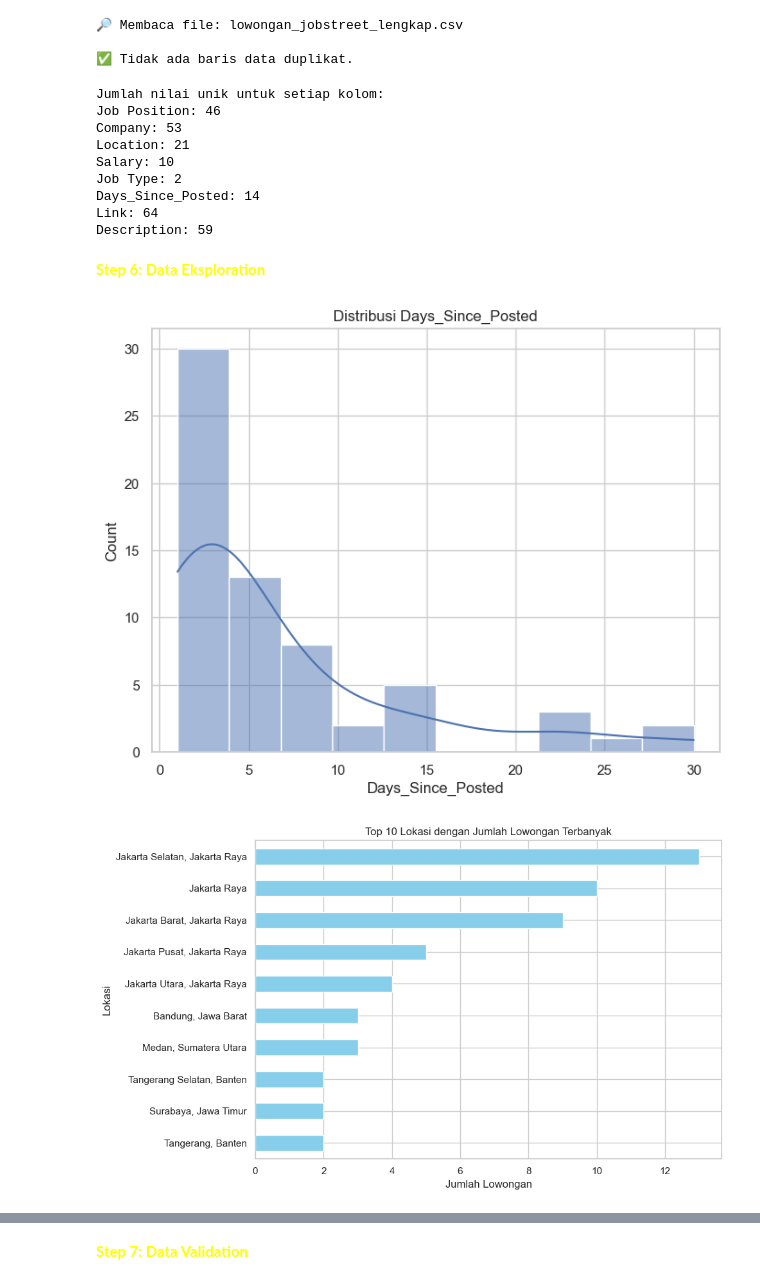
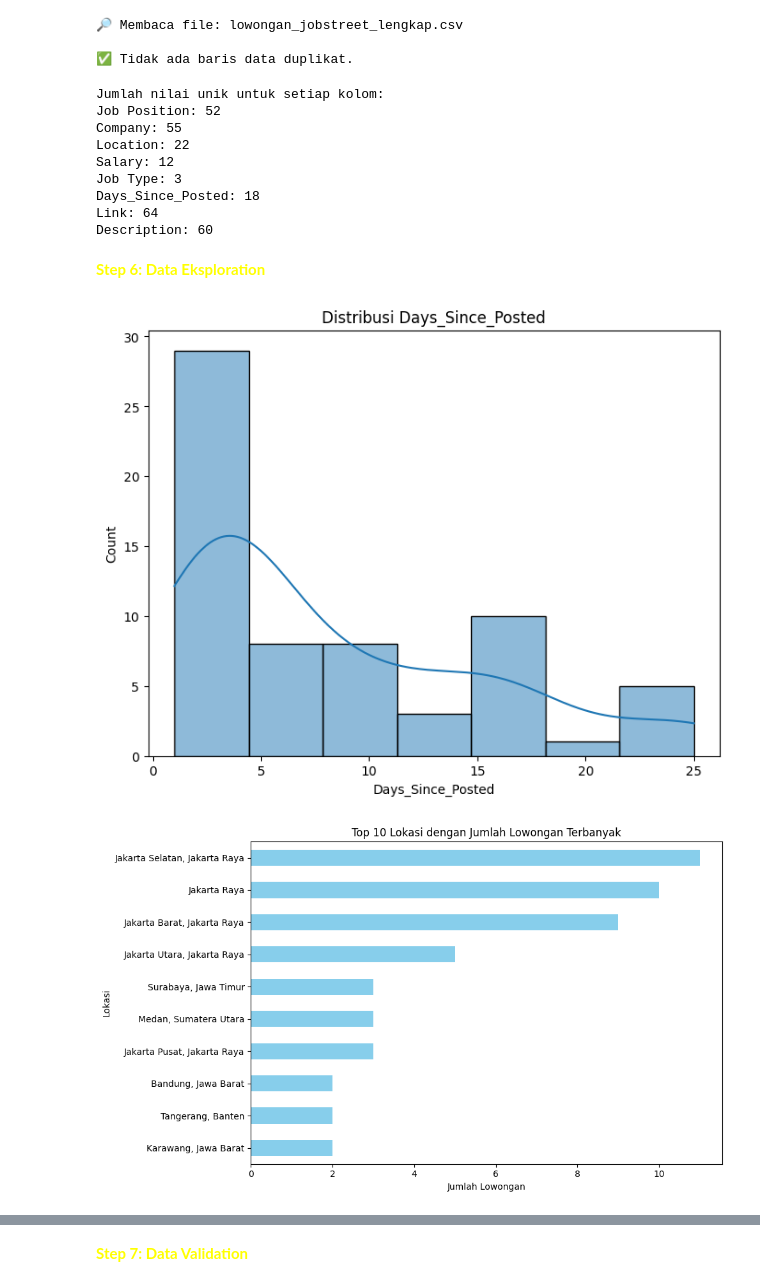
Before and after one commit to ilhamsaang/Tugas-Project-Data-Engineering, a Jupyter notebook: Tugas Data DBimbing_Ilham.ipynb, the cells around one changed output, grey strips where cells are left out. Cells and saved outputs as stored; diff of their text form; code cells hidden in the pictures.

Commit message:
Add Data Cleansing, Data Validation, and Data Annotation

```diff
--- a/Tugas Data DBimbing_Ilham.ipynb
+++ b/Tugas Data DBimbing_Ilham.ipynb
@@ -296,3 +351,25 @@ Beberapa baris pertama data:
 4  Posisi: Data Analyst – TikTok Shop\nLokasi: Ja...
 # %% [markdown]
 **<Span style="Color: Yellow">Step 5: Data Cleansing</Span>**
+# %%
+df['Salary'] = df['Salary'].fillna('Not Disclosed')
+
+# Pilih hanya kolom numerik untuk analisis outlier
+numerical_features = df.select_dtypes(include=['int64', 'float64']).columns
+
+# Cek nilai hilang yang sesungguhnya (bukan string 'Not Disclosed')
+missing_values = df.isnull().sum()
+
+print("\nJumlah Nilai Hilang Setiap Kolom (kecuali nilai string seperti 'Not Disclosed'):")
+print(missing_values)
+
+# Visualisasi boxplot jika ada fitur numerik
+if len(numerical_features) == 0:
+    print("\nTidak ada kolom numerik untuk dianalisis outlier.")
+else:
+    for feature in numerical_features:
+        plt.figure(figsize=(8, 6))
+        sns.boxplot(x=df[feature])
+        plt.title(f"Deteksi Outlier pada {feature}")
+        plt.tight_layout()
+        plt.show()
@@ -321,14 +448,14 @@ def find_highest_numbered_filename(base_name, ext=".csv"):
 target_file = find_highest_numbered_filename("lowongan_jobstreet_lengkap")
 print(f"🔎 Membaca file: {target_file}")
 
-data = pd.read_csv(target_file)
+df = pd.read_csv(target_file, engine='python')
 
 # ================== Cek dan Hapus Duplikat ===================
-duplicate_rows = data.duplicated().sum()
+duplicate_rows = df.duplicated().sum()
 
 if duplicate_rows > 0:
-    data = data.drop_duplicates()
-    data.to_csv(target_file, index=False, encoding='utf-8-sig')
+    df = df.drop_duplicates()
+    df.to_csv(target_file, index=False, encoding='utf-8-sig')
     print(f"✅ {duplicate_rows} baris duplikat dihapus dan file disimpan kembali ke '{target_file}'")
 else:
     print("\n✅ Tidak ada baris data duplikat.")
@@ -339,30 +466,30 @@ else:
 # %%
 # Menampilkan jumlah nilai unik untuk setiap kolom (untuk memahami kategori)
 print("\nJumlah nilai unik untuk setiap kolom:")
-for column in data.columns:
-  print(f"{column}: {data[column].nunique()}")
+for column in df.columns:
+  print(f"{column}: {df[column].nunique()}")
 # %% [output]
 Jumlah nilai unik untuk setiap kolom:
-Job Position: 46
-Company: 53
-Location: 21
-Salary: 10
-Job Type: 2
-Days_Since_Posted: 14
+Job Position: 52
+Company: 55
+Location: 22
+Salary: 12
+Job Type: 3
+Days_Since_Posted: 18
 Link: 64
-Description: 59
+Description: 60
 # %% [markdown]
 **<Span style="Color: Yellow">Step 6: Data Eksploration</Span>**
 # %%
 # Analisis Distribusi Data Numerik
-numerical_features = data.select_dtypes(include=['number']).columns
+numerical_features = df.select_dtypes(include=['number']).columns
 for feature in numerical_features:
     plt.figure(figsize=(8, 6))
-sns.histplot(data[feature], kde=True)
+sns.histplot(df[feature], kde=True)
 plt.title(f"Distribusi {feature}")
 plt.show()
 # %% [output]
-[figure, old version]
+[figure, new version]
 # %%
 # Hitung jumlah lowongan berdasarkan perusahaan
 perusahaan_counts = df['Company'].value_counts()
@@ -391,7 +518,7 @@ plt.gca().invert_yaxis()
 plt.tight_layout()
 plt.show()
 # %% [output]
-[figure, old version]
+[figure, new version]
 # %%
 # Jumlah lowongan per provinsi
 lowongan_per_provinsi = df['Provinsi'].value_counts()
```
Also changed, not shown: parts of 18 cells of this notebook, 1 other file.
